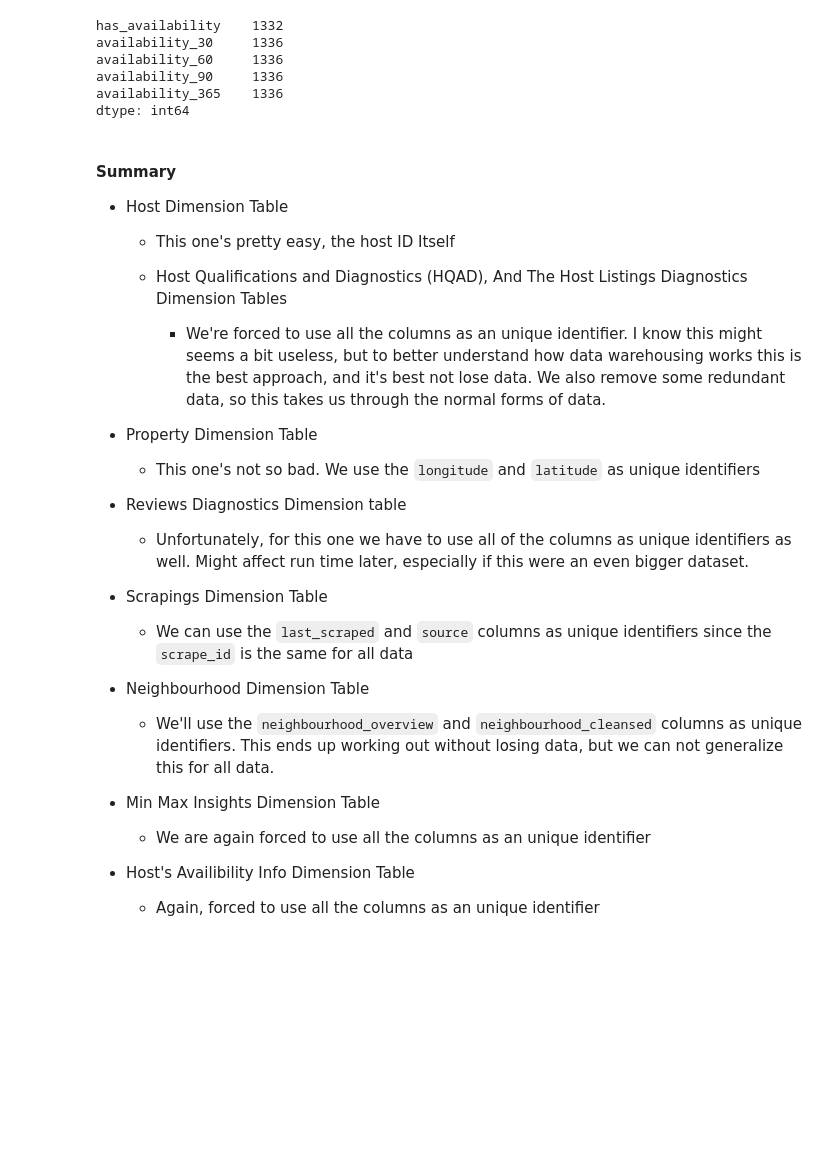
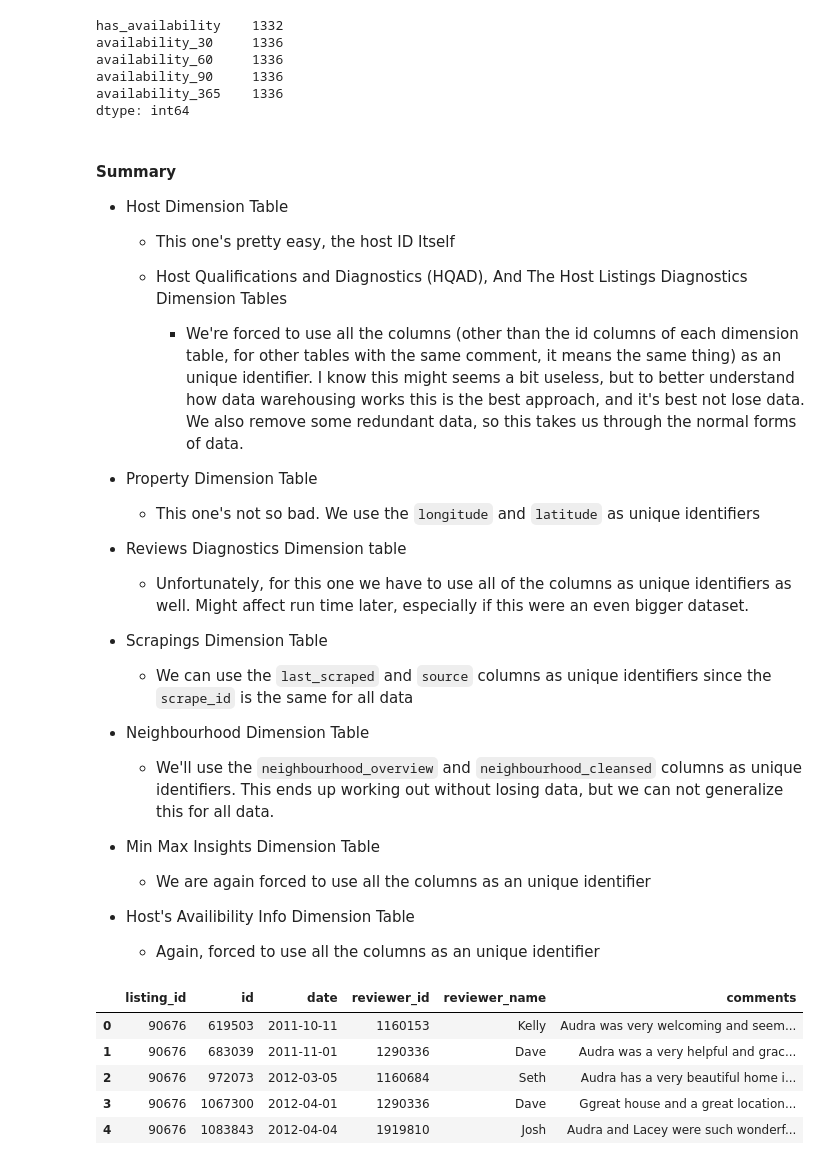
Before and after one commit to Nishal3/airbnb-warehousing, a Jupyter notebook: testing.ipynb, the cells around one changed output. Drawn from its saved outputs; the diff is of its cells as text; code cells hidden in the pictures; blank space fills up the shorter version.

```diff
--- a/testing.ipynb
+++ b/testing.ipynb
@@ -528,7 +536,7 @@ dtype: int64
   - This one's pretty easy, the host ID Itself
 
   - Host Qualifications and Diagnostics (HQAD), And The Host Listings Diagnostics Dimension Tables
-      * We're forced to use all the columns as an unique identifier. I know this might seems a bit useless, but to better understand how data warehousing works this is the best approach, and it's best not lose data. We also remove some redundant data, so this takes us through the normal forms of data.
+      * We're forced to use all the columns (other than the id columns of each dimension table, for other tables with the same comment, it means the same thing) as an unique identifier. I know this might seems a bit useless, but to better understand how data warehousing works this is the best approach, and it's best not lose data. We also remove some redundant data, so this takes us through the normal forms of data.
 
 * Property Dimension Table
     - This one's not so bad. We use the `longitude` and `latitude` as unique identifiers
@@ -547,3 +555,12 @@ dtype: int64
 
 * Host's Availibility Info Dimension Table
     - Again, forced to use all the columns as an unique identifier
+# %%
+reviews.head()
+# %% [output]
+|  | listing_id | id | date | reviewer_id | reviewer_name | comments |
+| 0 | 90676 | 619503 | 2011-10-11 | 1160153 | Kelly | Audra was very welcoming and seem... |
+| 1 | 90676 | 683039 | 2011-11-01 | 1290336 | Dave | Audra was a very helpful and grac... |
+| 2 | 90676 | 972073 | 2012-03-05 | 1160684 | Seth | Audra has a very beautiful home i... |
+| 3 | 90676 | 1067300 | 2012-04-01 | 1290336 | Dave | Ggreat house and a great location... |
+| 4 | 90676 | 1083843 | 2012-04-04 | 1919810 | Josh | Audra and Lacey were such wonderf... |
```
Also changed, not shown: parts of 10 cells of this notebook.
